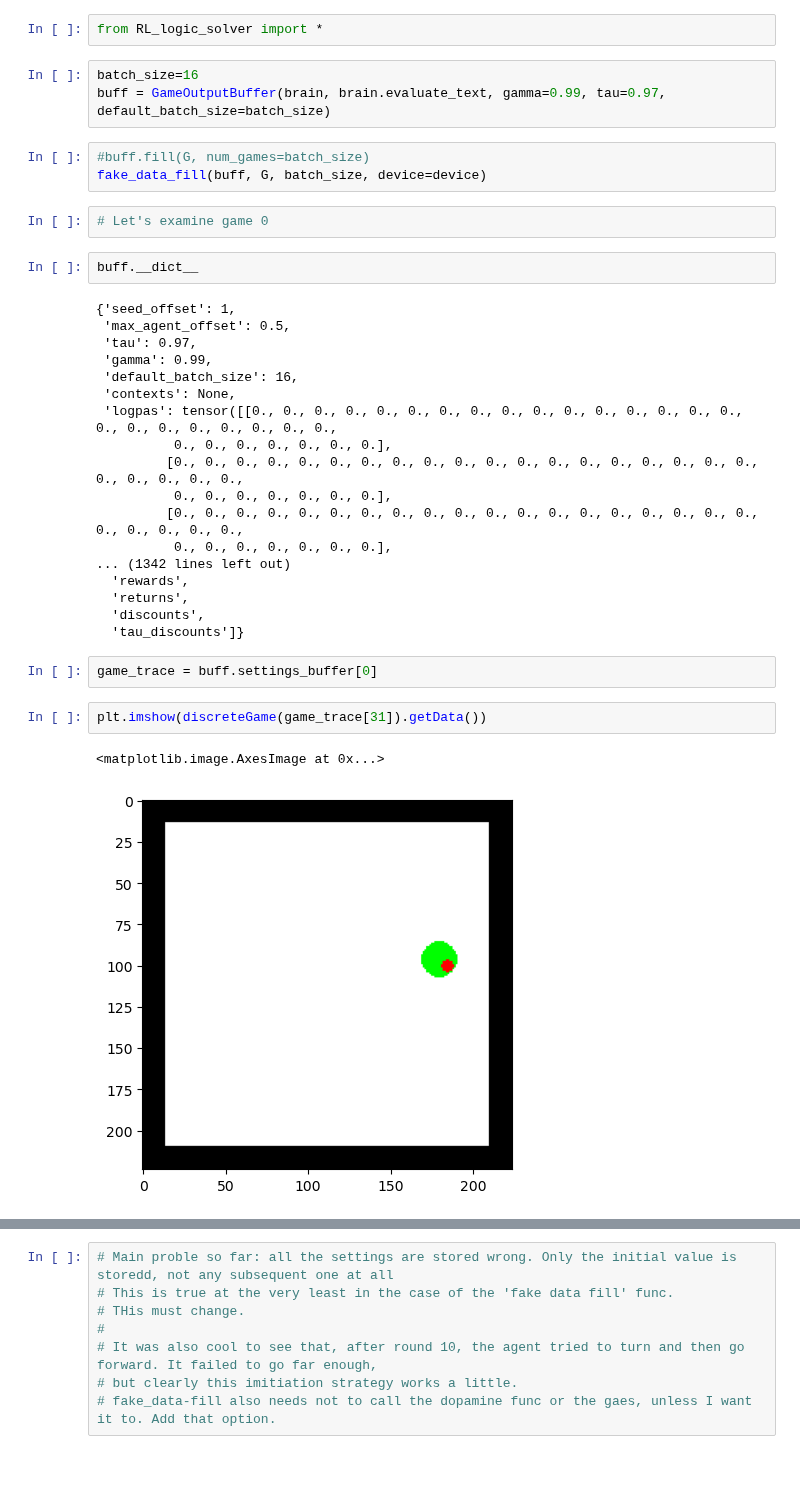
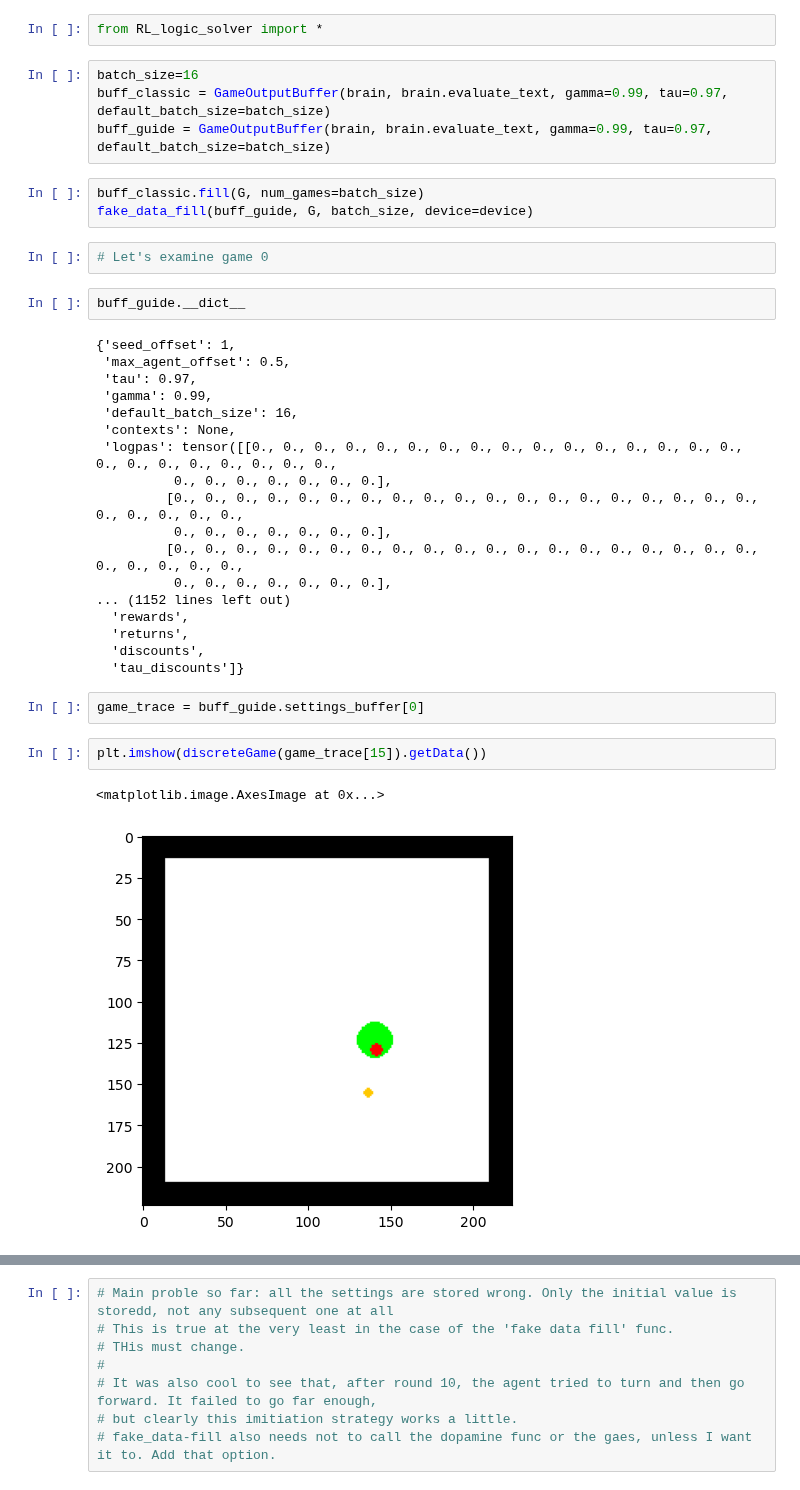
Before and after one commit to atbolsh/TransformerHomunculus, a Jupyter notebook: pseudoGRPO_agent/TestingAndDebugging.ipynb, the cells around one changed output, grey strips where cells are left out. Drawn from its saved outputs; the diff is of its cells as text.

```diff
--- a/pseudoGRPO_agent/TestingAndDebugging.ipynb
+++ b/pseudoGRPO_agent/TestingAndDebugging.ipynb
@@ -61,14 +71,15 @@ DefaultAgentBrain(
 from RL_logic_solver import *
 # %%
 batch_size=16
-buff = GameOutputBuffer(brain, brain.evaluate_text, gamma=0.99, tau=0.97, default_batch_size=batch_size)
+buff_classic = GameOutputBuffer(brain, brain.evaluate_text, gamma=0.99, tau=0.97, default_batch_size=batch_size)
+buff_guide = GameOutputBuffer(brain, brain.evaluate_text, gamma=0.99, tau=0.97, default_batch_size=batch_size)
 # %%
-#buff.fill(G, num_games=batch_size)
-fake_data_fill(buff, G, batch_size, device=device)
+buff_classic.fill(G, num_games=batch_size)
+fake_data_fill(buff_guide, G, batch_size, device=device)
 # %%
 # Let's examine game 0
 # %%
-buff.__dict__
+buff_guide.__dict__
 # %% [output]
 {'seed_offset': 1,
  'max_agent_offset': 0.5,
@@ -82,18 +93,18 @@ buff.__dict__
           0., 0., 0., 0., 0., 0., 0.],
          [0., 0., 0., 0., 0., 0., 0., 0., 0., 0., 0., 0., 0., 0., 0., 0., 0., 0., 0., 0., 0., 0., 0., 0.,
           0., 0., 0., 0., 0., 0., 0.],
-... (1342 lines left out)
+... (1152 lines left out)
   'rewards',
   'returns',
   'discounts',
   'tau_discounts']}
 # %%
-game_trace = buff.settings_buffer[0]
+game_trace = buff_guide.settings_buffer[0]
 # %%
-plt.imshow(discreteGame(game_trace[31]).getData())
+plt.imshow(discreteGame(game_trace[15]).getData())
 # %% [output]
 <matplotlib.image.AxesImage at 0x...>
-[figure, old version]
+[figure, new version]
 # %%
 game_trace[7].direction
 # %% [output]
```
Also changed, not shown: parts of 89 cells of this notebook, 4 other files.
